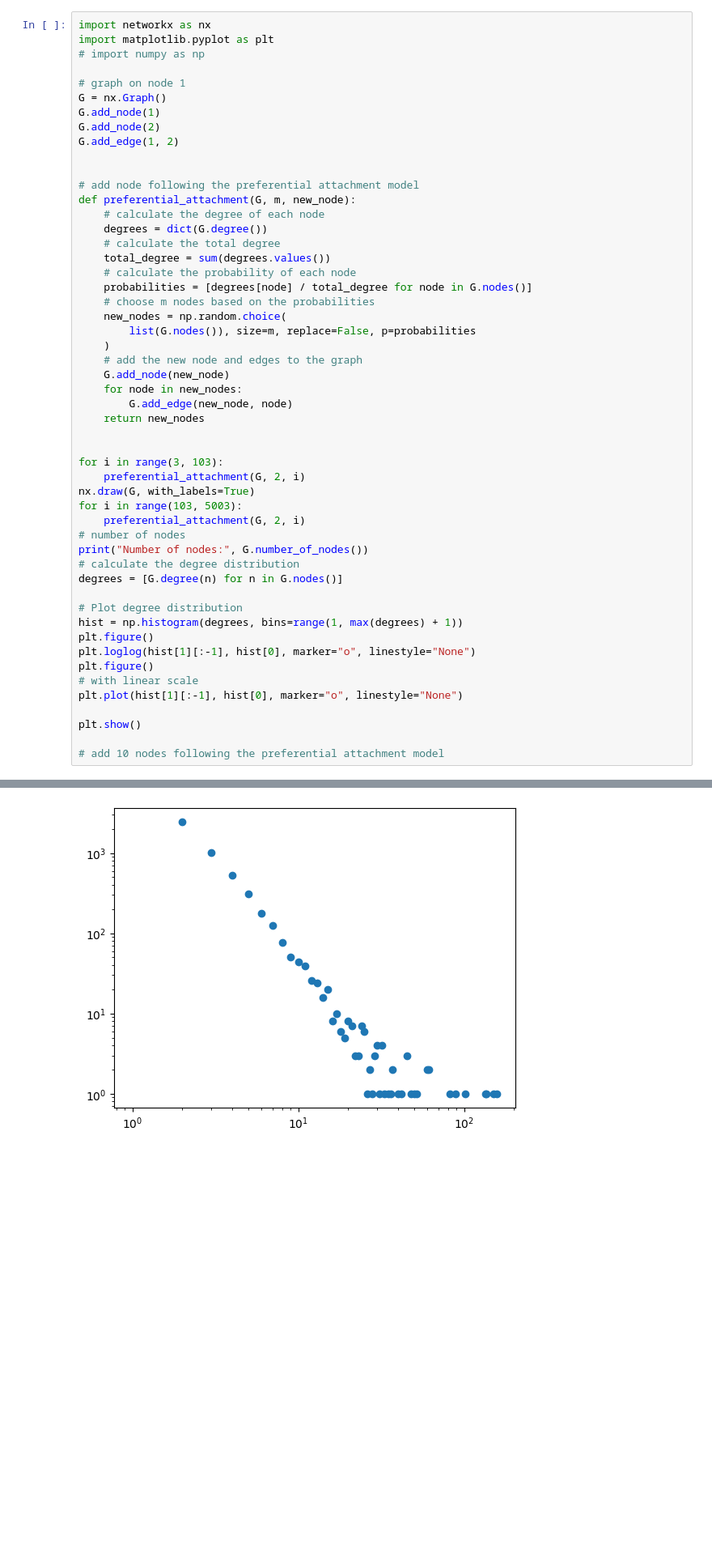
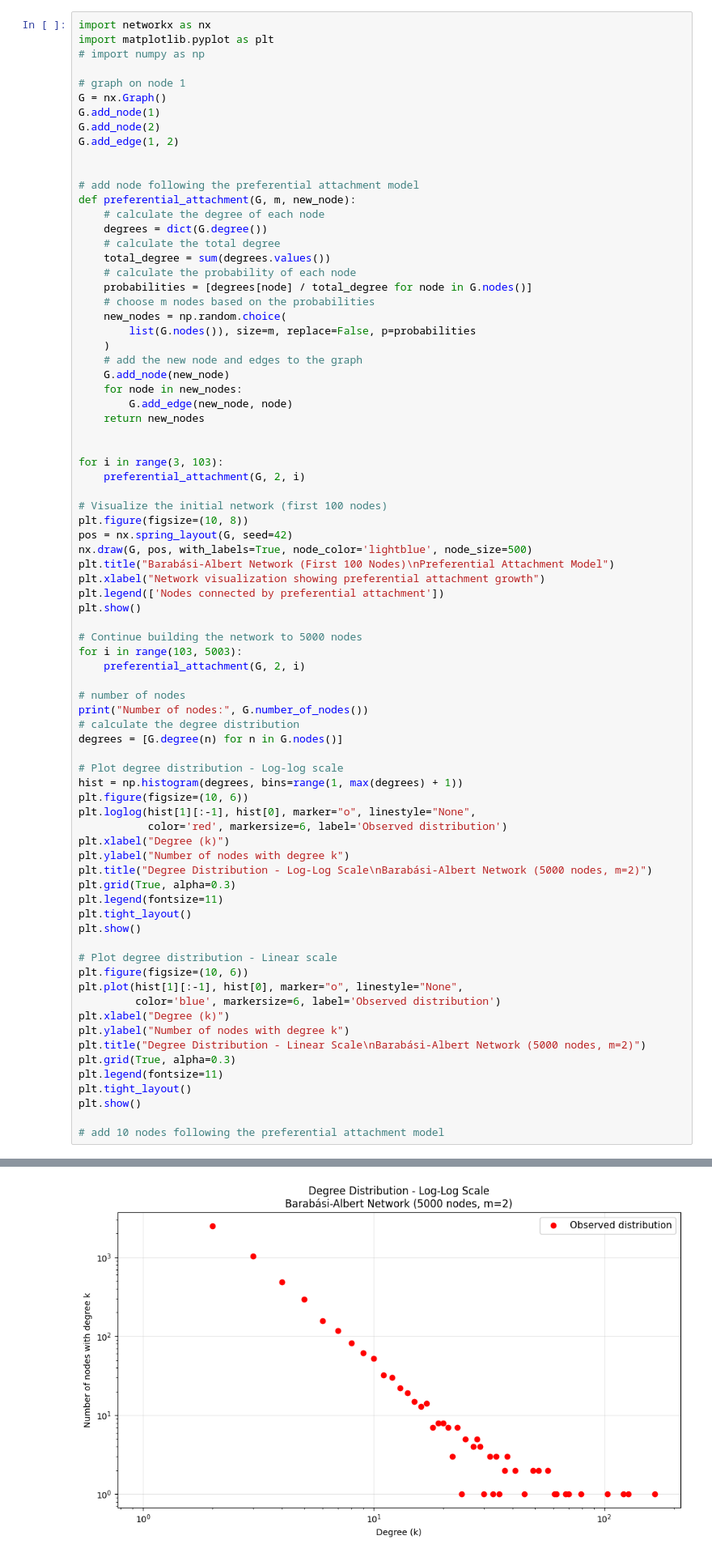
Before and after one commit to rifolio/dtu-projects-2025-autumn, a Jupyter notebook: social-graphs/Assignment1.ipynb, the cells around one changed output, grey strips where cells are left out. Shown at 81% size. Cells and saved outputs as stored; diff of their text form; blank space fills up the shorter version.

Commit message:
Axes names, legend, proper markdown

```diff
--- a/social-graphs/Assignment1.ipynb
+++ b/social-graphs/Assignment1.ipynb
@@ -171,22 +171,48 @@ def preferential_attachment(G, m, new_node):
 
 for i in range(3, 103):
     preferential_attachment(G, 2, i)
-nx.draw(G, with_labels=True)
+
+# Visualize the initial network (first 100 nodes)
+plt.figure(figsize=(10, 8))
+pos = nx.spring_layout(G, seed=42)
+nx.draw(G, pos, with_labels=True, node_color='lightblue', node_size=500)
+plt.title("Barabási-Albert Network (First 100 Nodes)\nPreferential Attachment Model")
+plt.xlabel("Network visualization showing preferential attachment growth")
+plt.legend(['Nodes connected by preferential attachment'])
+plt.show()
+
+# Continue building the network to 5000 nodes
 for i in range(103, 5003):
     preferential_attachment(G, 2, i)
+
 # number of nodes
 print("Number of nodes:", G.number_of_nodes())
 # calculate the degree distribution
 degrees = [G.degree(n) for n in G.nodes()]
 
-# Plot degree distribution
+# Plot degree distribution - Log-log scale
 hist = np.histogram(degrees, bins=range(1, max(degrees) + 1))
-plt.figure()
-plt.loglog(hist[1][:-1], hist[0], marker="o", linestyle="None")
-plt.figure()
-# with linear scale
-plt.plot(hist[1][:-1], hist[0], marker="o", linestyle="None")
+plt.figure(figsize=(10, 6))
+plt.loglog(hist[1][:-1], hist[0], marker="o", linestyle="None",
+           color='red', markersize=6, label='Observed distribution')
+plt.xlabel("Degree (k)")
+plt.ylabel("Number of nodes with degree k")
+plt.title("Degree Distribution - Log-Log Scale\nBarabási-Albert Network (5000 nodes, m=2)")
+plt.grid(True, alpha=0.3)
+plt.legend(fontsize=11)
+plt.tight_layout()
+plt.show()
 
+# Plot degree distribution - Linear scale
+plt.figure(figsize=(10, 6))
+plt.plot(hist[1][:-1], hist[0], marker="o", linestyle="None",
+         color='blue', markersize=6, label='Observed distribution')
+plt.xlabel("Degree (k)")
+plt.ylabel("Number of nodes with degree k")
+plt.title("Degree Distribution - Linear Scale\nBarabási-Albert Network (5000 nodes, m=2)")
+plt.grid(True, alpha=0.3)
+plt.legend(fontsize=11)
+plt.tight_layout()
 plt.show()
 
 # add 10 nodes following the preferential attachment model
@@ -196 +222 @@ Number of nodes: 5002
-[figure, old version]
+[figure, new version]
```
Also changed, not shown: parts of 3 cells of this notebook.
